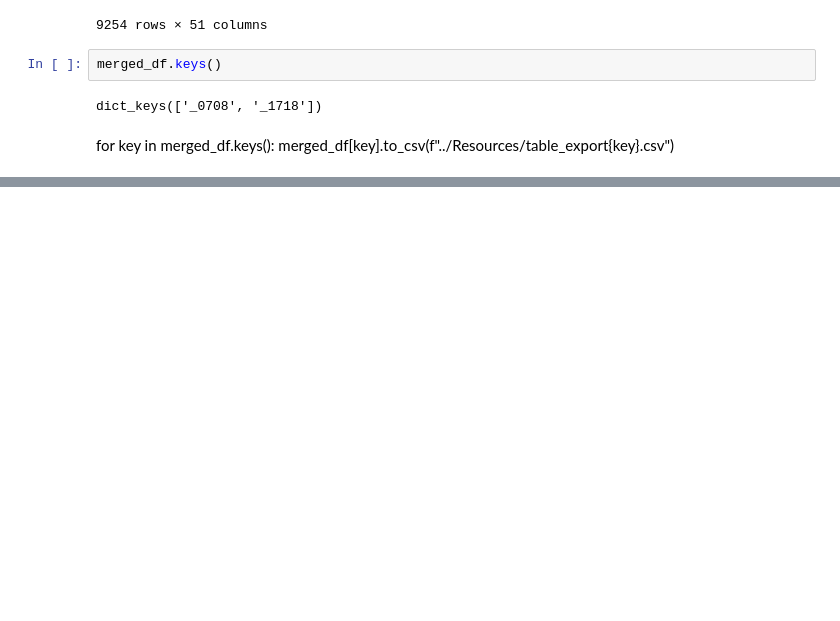
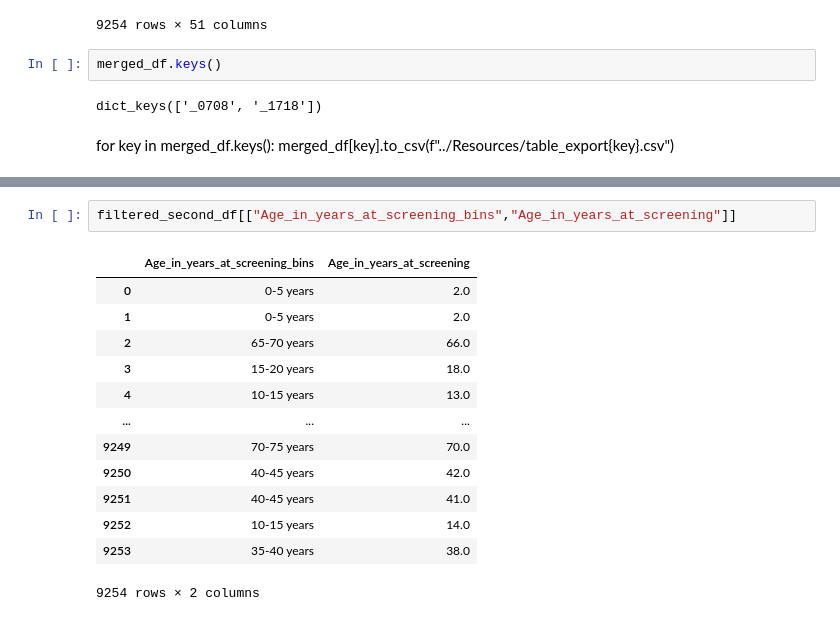
Before and after one commit to javrobs/nhanes_analysis, a Jupyter notebook: notebooks/read_SAS-Dan.ipynb, the cells around one changed output, grey strips where cells are left out. Cells and saved outputs as stored; diff of their text form; blank space fills up the shorter version.

```diff
--- a/notebooks/read_SAS-Dan.ipynb
+++ b/notebooks/read_SAS-Dan.ipynb
@@ -313,0 +350,16 @@ columns_first_df[checker]
+# %%
+filtered_second_df[["Age_in_years_at_screening_bins","Age_in_years_at_screening"]]
+# %% [output]
+|  | Age_in_years_at_screening_bins | Age_in_years_at_screening |
+| 0 | 0-5 years | 2.0 |
+| 1 | 0-5 years | 2.0 |
+| 2 | 65-70 years | 66.0 |
+| 3 | 15-20 years | 18.0 |
+| 4 | 10-15 years | 13.0 |
+| ... | ... | ... |
+| 9249 | 70-75 years | 70.0 |
+| 9250 | 40-45 years | 42.0 |
+| 9251 | 40-45 years | 41.0 |
+| 9252 | 10-15 years | 14.0 |
+| 9253 | 35-40 years | 38.0 |
+9254 rows × 2 columns
```
Also changed, not shown: parts of 17 cells of this notebook, 23 other files.
